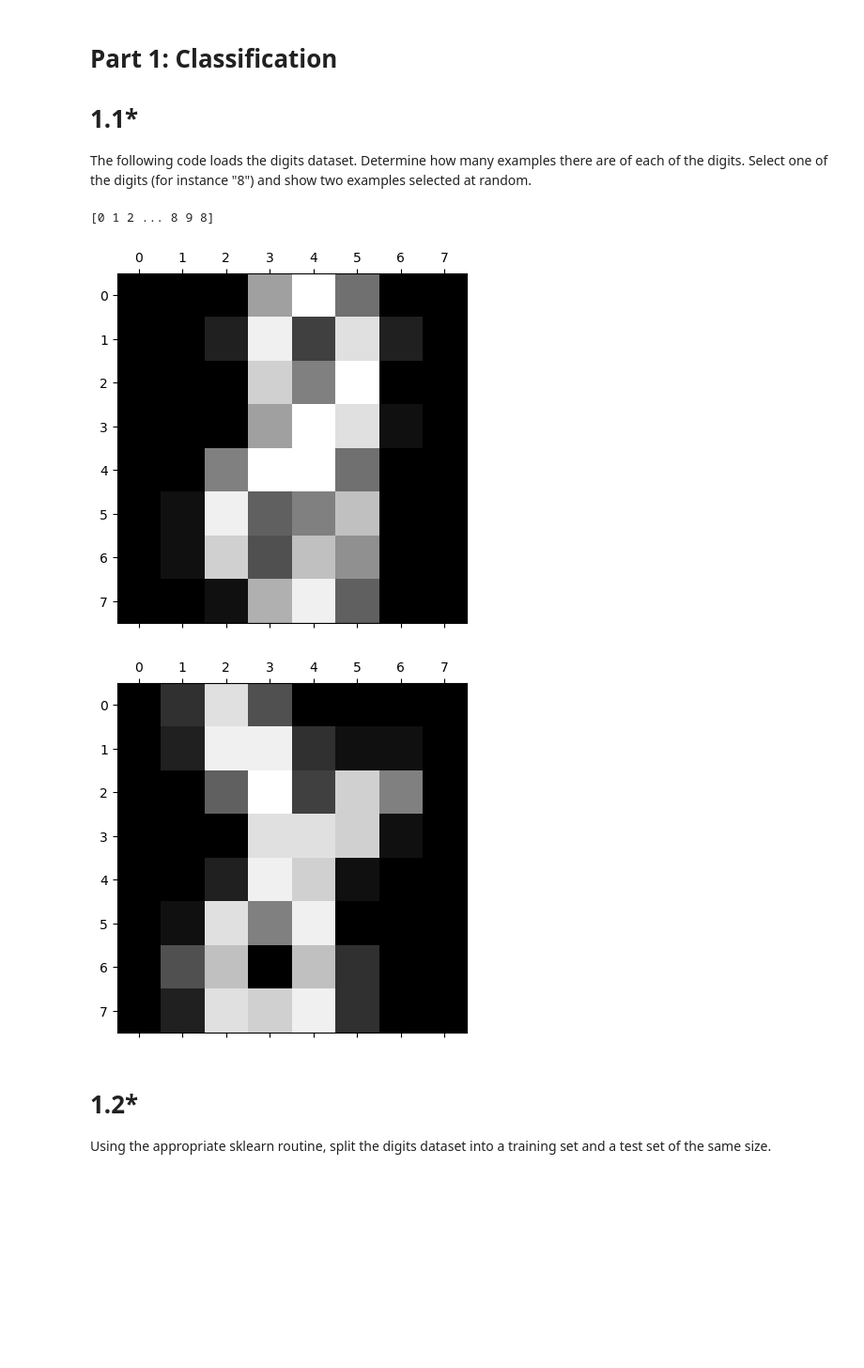
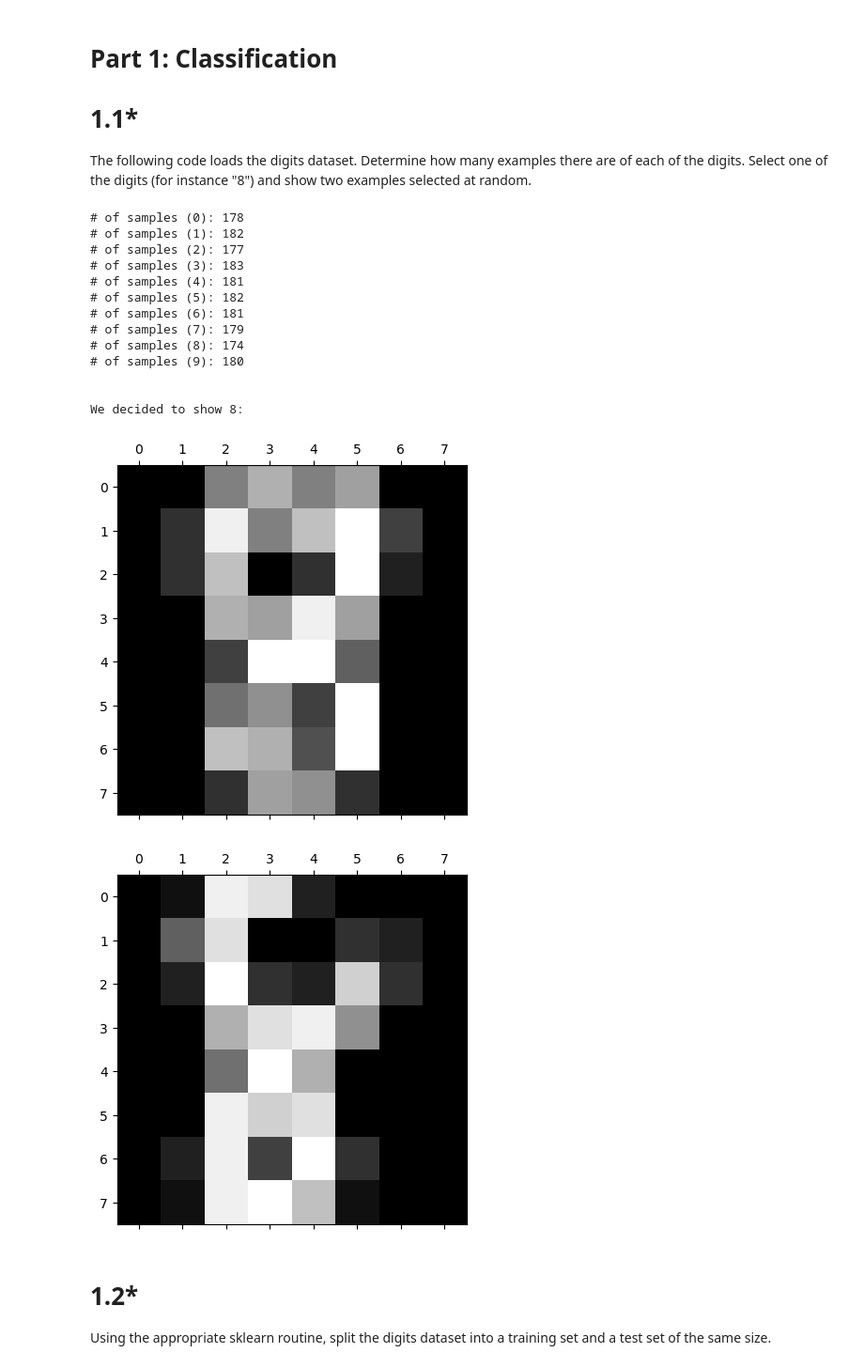
Before and after one commit to noa-bit/dm1590-labs, a Jupyter notebook: lab-3/DM1590_Lab3.ipynb, the cells around one changed output. Shown at 94% size. Cells and saved outputs as stored; diff of their text form; code cells hidden in the pictures; blank space fills up the shorter version.

```diff
--- a/lab-3/DM1590_Lab3.ipynb
+++ b/lab-3/DM1590_Lab3.ipynb
@@ -19,23 +19,36 @@ The following code loads the digits dataset. Determine how many examples there a
 # %%
 from sklearn import datasets
 import numpy as np
 %matplotlib inline
 import matplotlib.pyplot as plt
 digits = datasets.load_digits()
-
-# put your code below
 import random
 
+for i in digits.target_names:
+    print(f"# of samples ({i}): {np.size(np.where(digits.target == i)[0])}")
+
+print(f"\n\nWe decided to show 8:")
 eights_indices = np.where(digits.target == 8)[0]
 
 plt.matshow(digits.images[random.choice(eights_indices)], cmap='gray')
 plt.matshow(digits.images[random.choice(eights_indices)], cmap='gray')
-
 plt.show()
 # %% [output]
-[0 1 2 ... 8 9 8]
+# of samples (0): 178
+# of samples (1): 182
+# of samples (2): 177
+# of samples (3): 183
+# of samples (4): 181
+# of samples (5): 182
+# of samples (6): 181
+# of samples (7): 179
+# of samples (8): 174
+# of samples (9): 180
+
+
+We decided to show 8:
-[figure, old version]
+[figure, new version]
-[figure, old version]
+[figure, new version]
 # %% [markdown]
 # 1.2*
 
```
Also changed, not shown: parts of 2 cells of this notebook.
